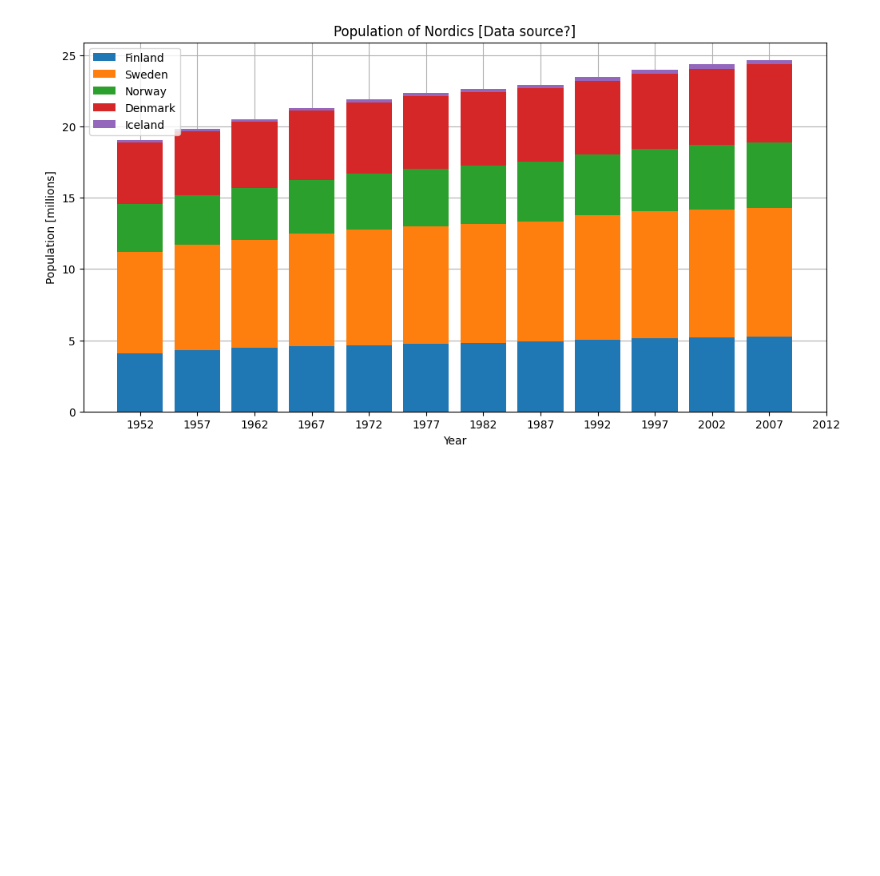
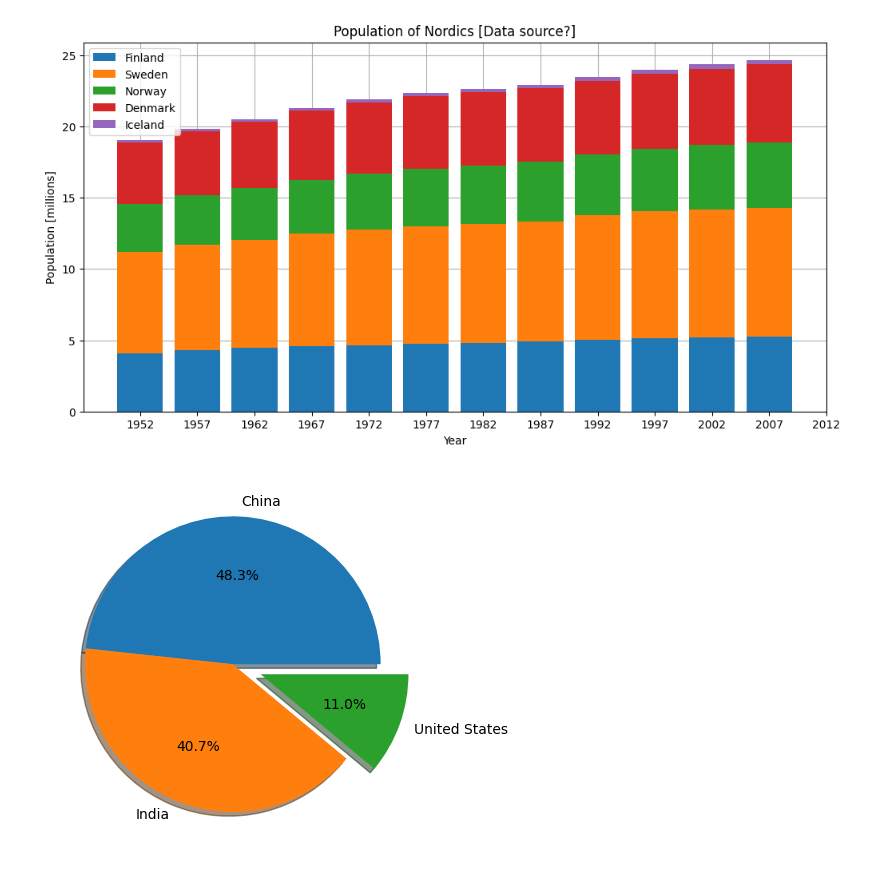
Before and after one commit to ilpovirt/Data_and_math_2025, a Jupyter notebook: Exercises_16.9.2025.ipynb, the cells around one changed output. Saved outputs shown, nothing was run; the diff lists cells and outputs as text; code cells hidden in the pictures; blank space fills up the shorter version.

```diff
--- a/Exercises_16.9.2025.ipynb
+++ b/Exercises_16.9.2025.ipynb
@@ -101,5 +102,13 @@ plt.show() #Closes the figure, plotting after this creates a new figure
 [figure]
 # %%
 #e) Draw a pie chart of population of China, India and USA in the last year which appears in the data.
+#Pie chart is dummy visualization in this case. "Entire pie" should correspond to some "total value"
+df_last = df[df['year'] == df['year'].max()]
+df_last = df_last[df_last['country'].isin(['China','India','United States'])]
+
+plt.pie(df_last['pop'],labels = df_last['country'],explode = (0,0,0.2),shadow=True, autopct = '%1.1f%%')
+plt.show()
+# %% [output]
+[figure, added]
 # %%
 #f) Draw a stacked bar plot of population of European countries.
```
Also changed, not shown: parts of 2 cells of this notebook.
